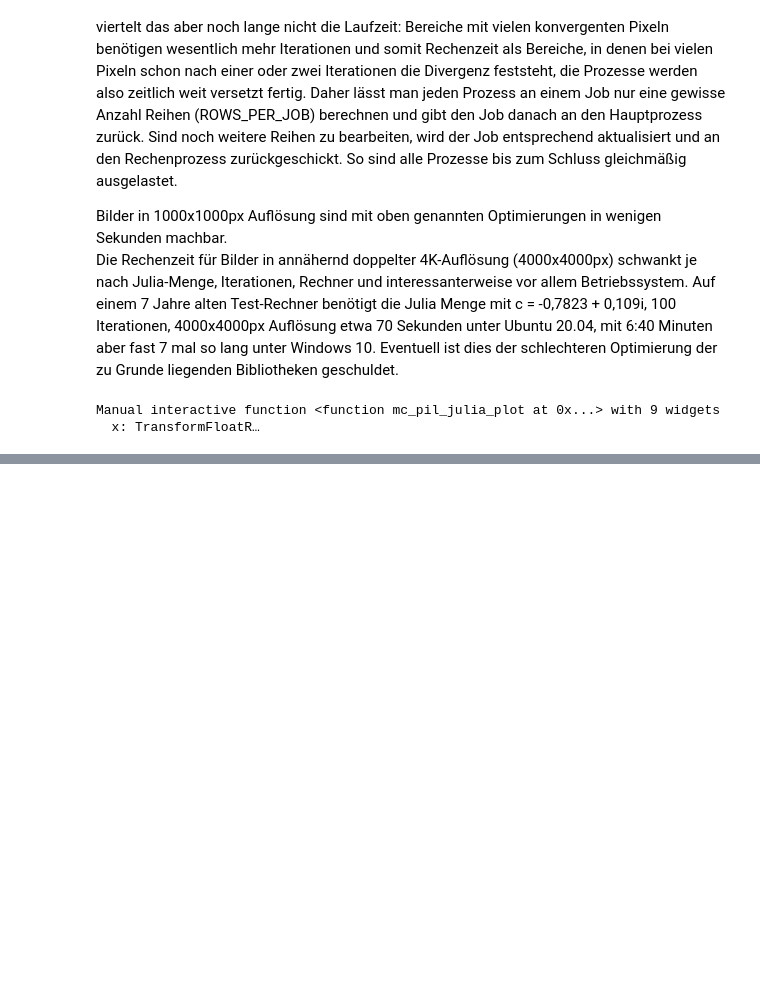
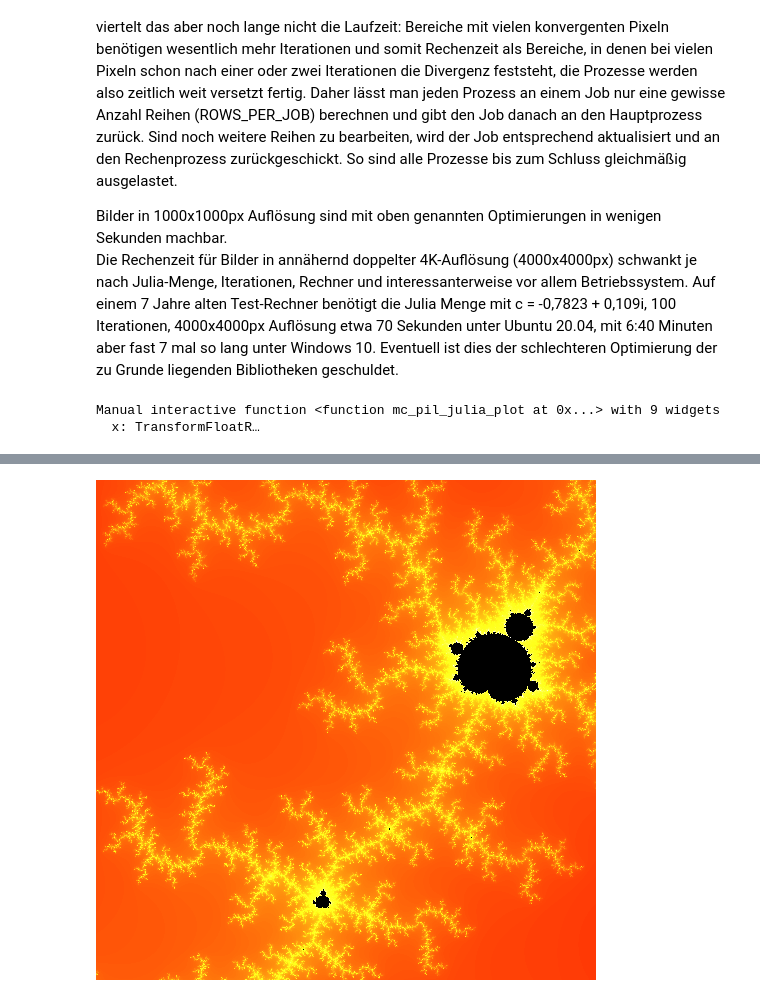
Before and after one commit to Der-Cedric/Sage_6, a Jupyter notebook: P6.ipynb, the cells around one changed output, grey strips where cells are left out. Cells and saved outputs as stored; diff of their text form; code cells hidden in the pictures; blank space fills up the shorter version.

```diff
--- a/P6.ipynb
+++ b/P6.ipynb
@@ -515,0 +543,4 @@ Mit anpassen der Formel, beispielsweise zu Z^3 + c, ergeben sich andere Fraktale
+# %%
+image = mc_pil_plot((-0.015, -0.005), (0.80, 0.81), 500, 500, 1000, false, complex(0j), Colorizer().fades["dark_red"])
+# %% [output]
+[figure, added]
```
Also changed, not shown: parts of 9 cells of this notebook.
